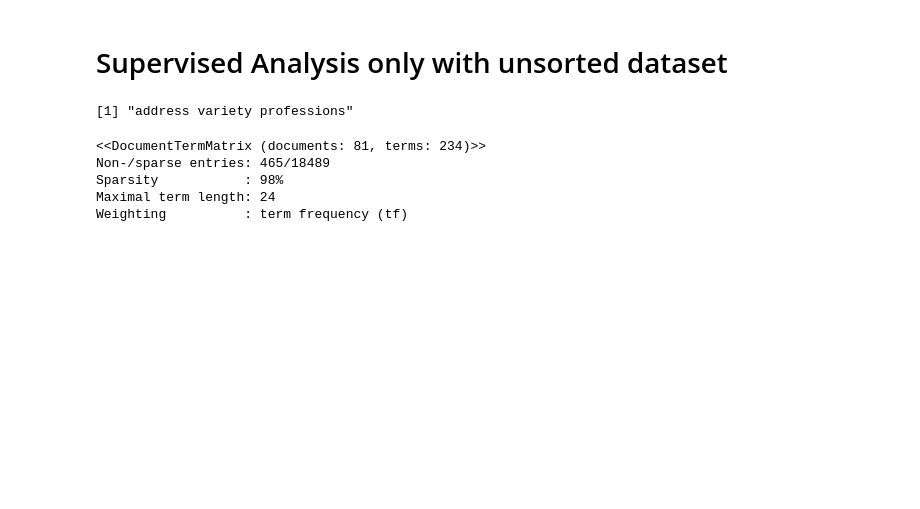
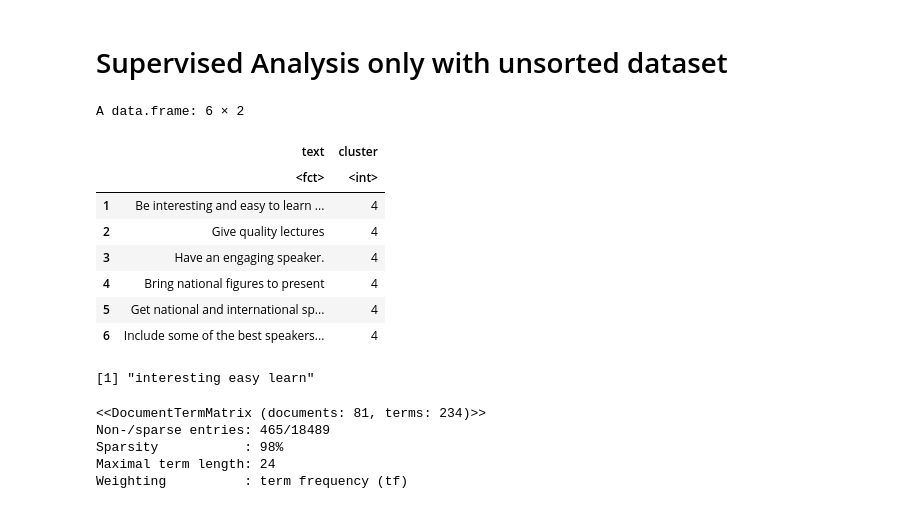
Before and after one commit to DMcLinden/unsorted, a Jupyter notebook: Text_classifier.ipynb, the cells around one changed output. Drawn from its saved outputs; the diff is of its cells as text; code cells hidden in the pictures; blank space fills up the shorter version.

```diff
--- a/Text_classifier.ipynb
+++ b/Text_classifier.ipynb
@@ -640,8 +648,20 @@ table(testSparse$clusters, predictRF)
 [1] 0.3506494
 # %% [markdown]
 # Supervised Analysis only with unsorted dataset
+# %%
+head(result)
+# %% [output]
+A data.frame: 6 × 2
+|  | text | cluster |
+|  | <fct> | <int> |
+| 1 | Be interesting and easy to learn ... | 4 |
+| 2 | Give quality lectures | 4 |
+| 3 | Have an engaging speaker. | 4 |
+| 4 | Bring national figures to present | 4 |
+| 5 | Get national and international sp... | 4 |
+| 6 | Include some of the best speakers... | 4 |
 # %%
-corpus_unsorted <- VCorpus(VectorSource(result$actual))
+corpus_unsorted <- VCorpus(VectorSource(result$text))
 corpus_unsorted <- tm_map(corpus_unsorted, content_transformer(tolower))
 corpus_unsorted <- tm_map(corpus_unsorted, removeNumbers)
 corpus_unsorted <- tm_map(corpus_unsorted, removePunctuation)
@@ -649,7 +669,7 @@ corpus_unsorted <- tm_map(corpus_unsorted,stripWhitespace)
 corpus_unsorted <- tm_map(corpus_unsorted, removeWords, stopwords('english'))
 strwrap(corpus_unsorted[[1]])
 # %% [output]
-[1] "address variety professions"
+[1] "interesting easy learn"
 # %%
 frequencies_unsorted <- DocumentTermMatrix(corpus_unsorted,
                                  control = list(tolower = TRUE,
```
Also changed, not shown: parts of 16 cells of this notebook, 1 other file.
